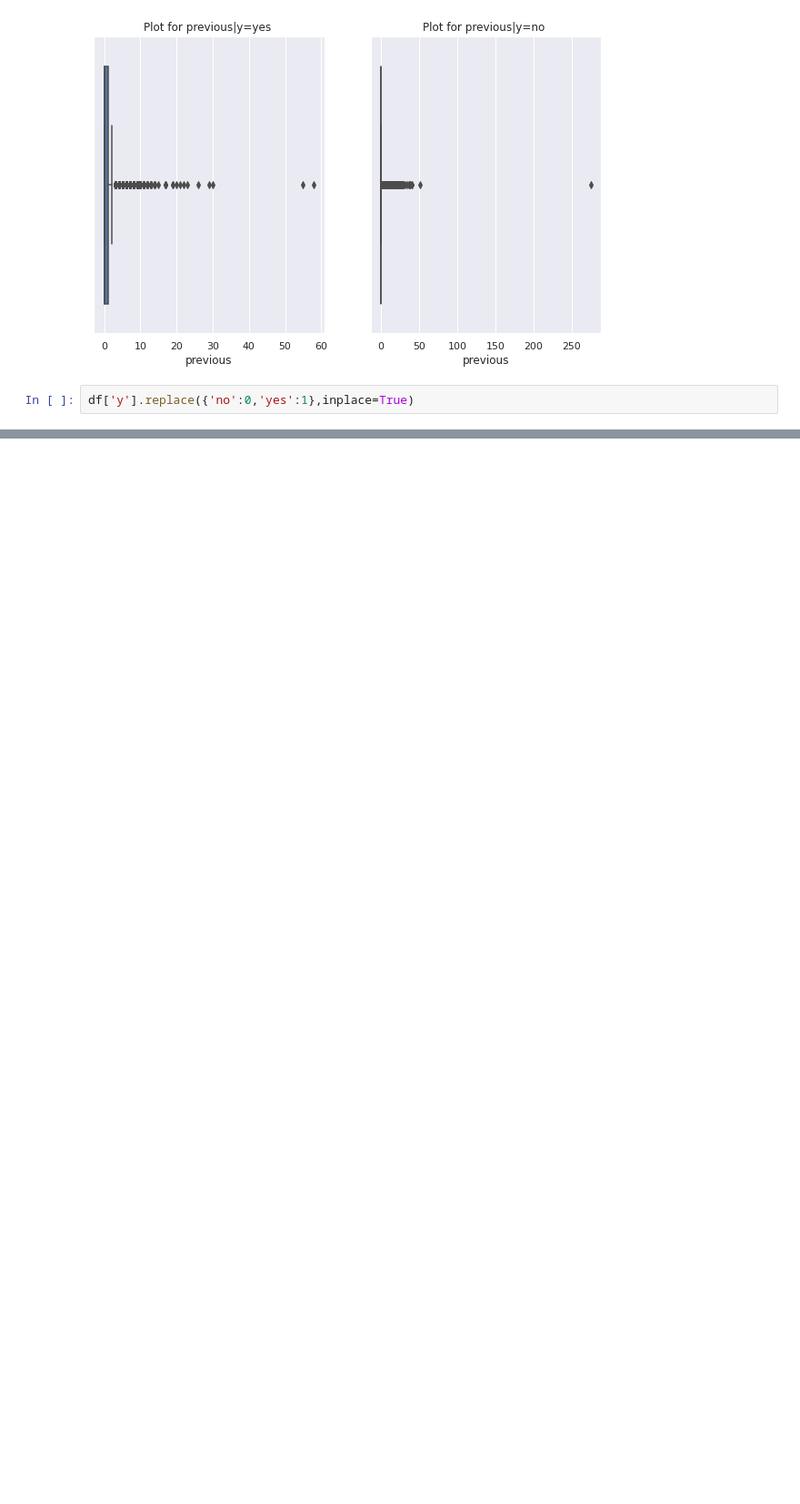
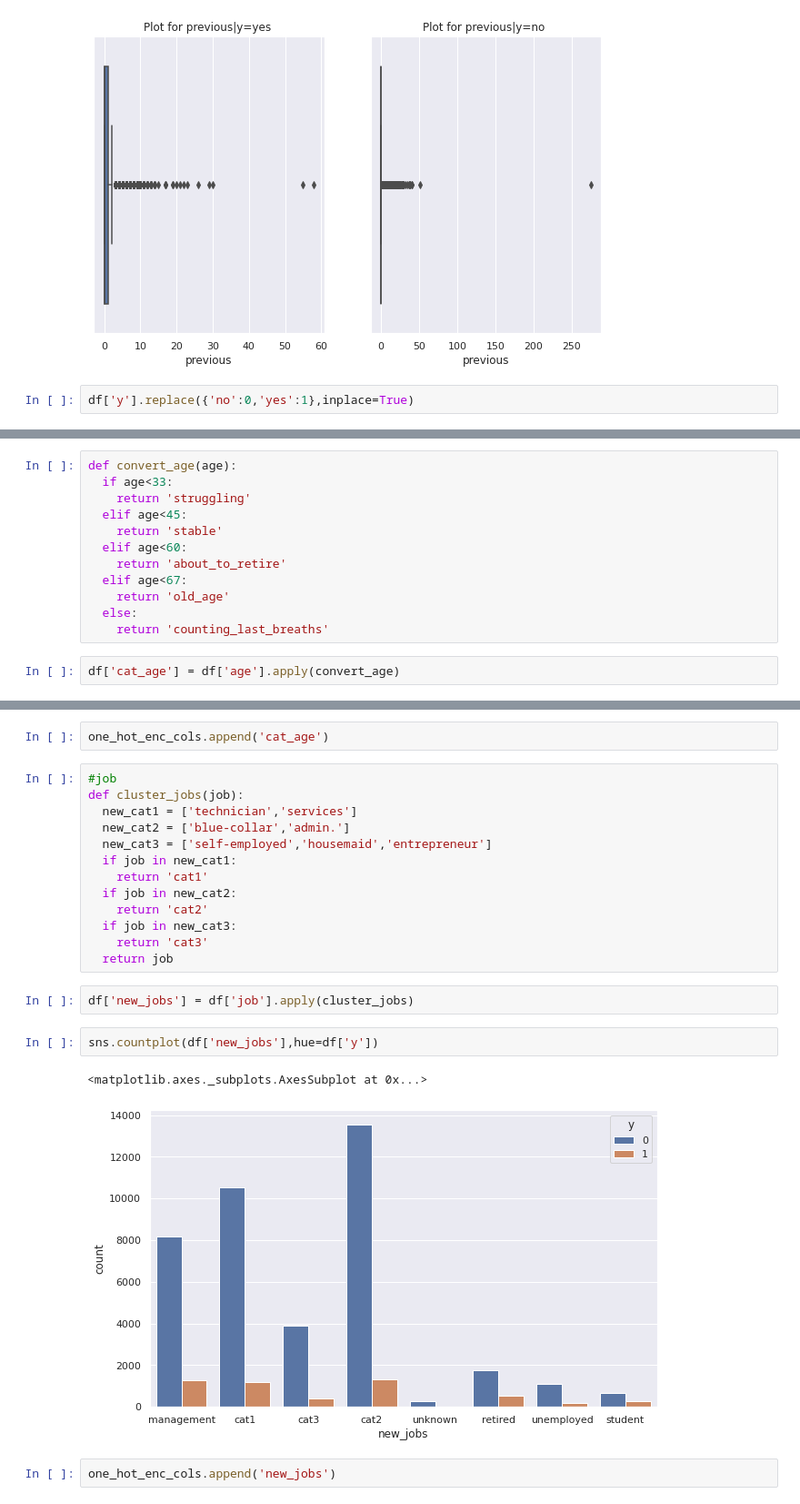
Before and after one commit to martydom/Bank-Marketing-Effectiveness-Prediction, a Jupyter notebook: Devashish_Bose_Team_1_Bank_Marketing_Effectiveness_Prediction_Capstone_Project_3.ipynb, the cells around one changed output, grey strips where cells are left out. Shown at 91% size. Drawn from its saved outputs; the diff is of its cells as text; blank space fills up the shorter version.

```diff
--- a/Devashish_Bose_Team_1_Bank_Marketing_Effectiveness_Prediction_Capstone_Project_3.ipynb
+++ b/Devashish_Bose_Team_1_Bank_Marketing_Effectiveness_Prediction_Capstone_Project_3.ipynb
@@ -252,0 +278,14 @@ df['y'].replace({'no':0,'yes':1},inplace=True)
+# %%
+def convert_age(age):
+  if age<33:
+    return 'struggling'
+  elif age<45:
+    return 'stable'
+  elif age<60:
+    return 'about_to_retire'
+  elif age<67:
+    return 'old_age'
+  else:
+    return 'counting_last_breaths'
+# %%
+df['cat_age'] = df['age'].apply(convert_age)
@@ -252,0 +301,24 @@ df['y'].replace({'no':0,'yes':1},inplace=True)
+# %%
+one_hot_enc_cols.append('cat_age')
+# %%
+#job
+def cluster_jobs(job):
+  new_cat1 = ['technician','services']
+  new_cat2 = ['blue-collar','admin.']
+  new_cat3 = ['self-employed','housemaid','entrepreneur']
+  if job in new_cat1:
+    return 'cat1'
+  if job in new_cat2:
+    return 'cat2'
+  if job in new_cat3:
+    return 'cat3'
+  return job
+# %%
+df['new_jobs'] = df['job'].apply(cluster_jobs)
+# %%
+sns.countplot(df['new_jobs'],hue=df['y'])
+# %% [output]
+<matplotlib.axes._subplots.AxesSubplot at 0x...>
+[figure, added]
+# %%
+one_hot_enc_cols.append('new_jobs')
```
Also changed, not shown: parts of 32 cells of this notebook.
